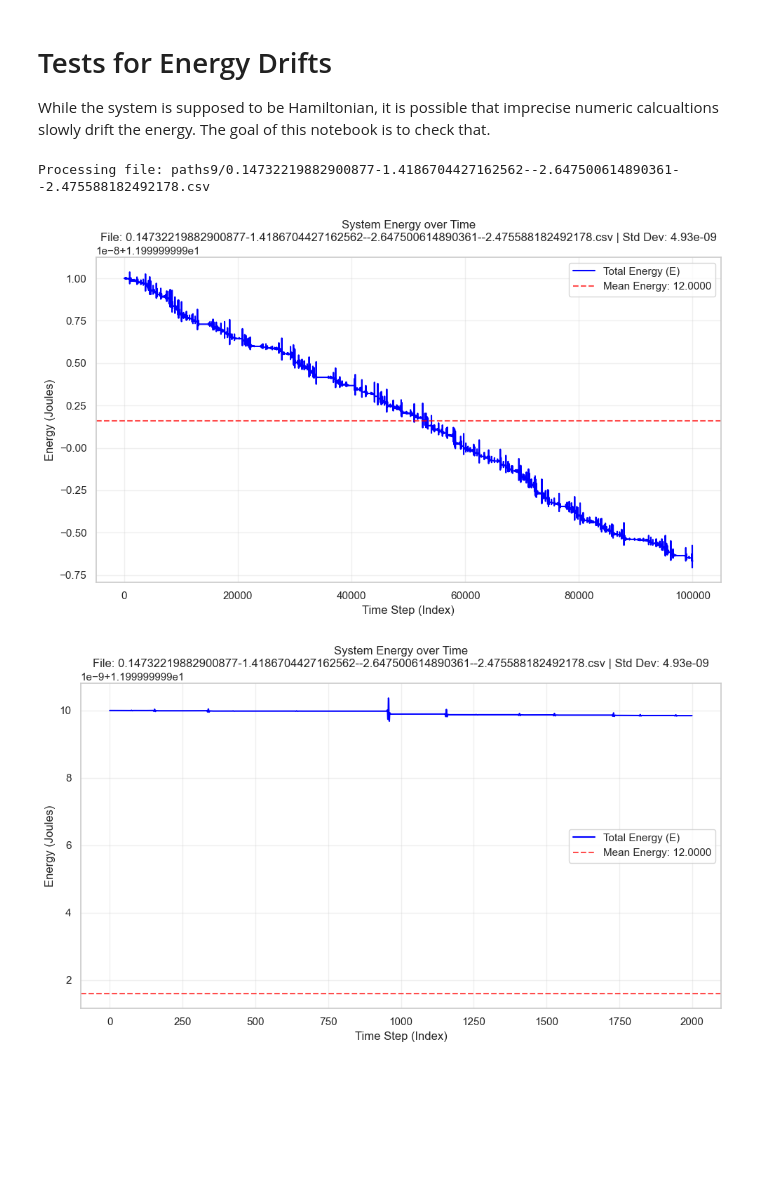
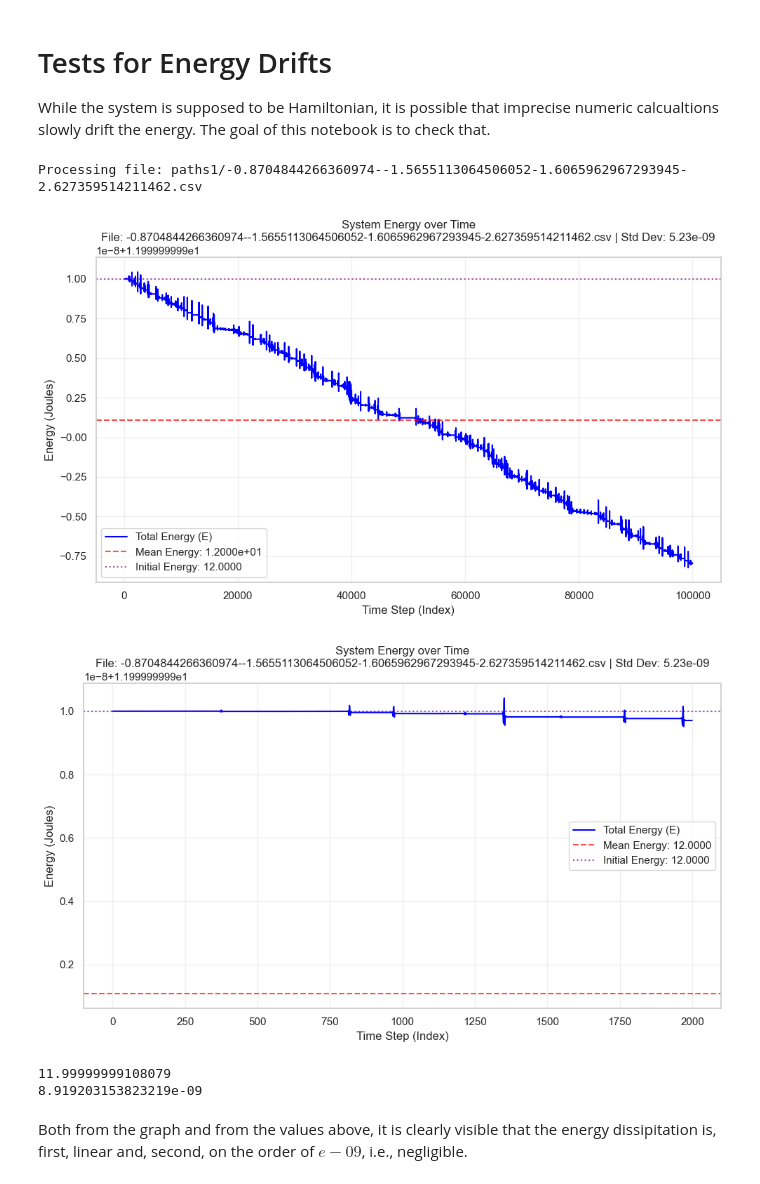
Before and after one commit to alexander-yord/Wasserstein-Emp-Bound, a Jupyter notebook: energy_drift_check.ipynb, the cells around one changed output. Cells and saved outputs as stored; diff of their text form; code cells hidden in the pictures; blank space fills up the shorter version.

Commit message:
Ergodicity analysis of the correct trajectory for E=12 as well as energy dissipation analysis

```diff
--- a/energy_drift_check.ipynb
+++ b/energy_drift_check.ipynb
@@ -45,7 +45,7 @@ def verify_energy(th1, w1, th2, w2, params: PendulumParams):
     return E,
 
 
-search_dir = "paths9"
+search_dir = "paths1"
 search_pattern = os.path.join(search_dir, "*.csv")
 
 csv_files = glob.glob(search_pattern)
@@ -75,36 +75,38 @@ try:
     w2  = df.iloc[:, 3].values
 
 except Exception as e:
     print(f"Error reading CSV: {e}")
 
 # 5. Calculate Energy
 total_energy = [verify_energy(df.iloc[i, 0], df.iloc[i, 1], df.iloc[i, 2], df.iloc[i, 3], PendulumParams) for i in range(df.shape[0])]
 
 # 6. Plot Results
 plt.figure(figsize=(10, 6))
 
 # Plot the Total Energy
 plt.plot(total_energy, label='Total Energy (E)', color='blue', linewidth=1.5)
 
 # Calculate statistics for the title
 mean_e = np.mean(total_energy)
 std_e = np.std(total_energy)
 
 # Add a reference line for the mean energy
-plt.axhline(mean_e, color='red', linestyle='--', alpha=0.7, label=f'Mean Energy: {mean_e:.4f}')
+plt.axhline(mean_e, color='red', linestyle='--', alpha=0.7, label=f'Mean Energy: {mean_e:.4e}')
+plt.axhline(total_energy[0][0], color='purple', linestyle=':', alpha=0.7, label=f'Initial Energy: {total_energy[0][0]:.4f}')
+
 
 plt.title(f"System Energy over Time\nFile: {os.path.basename(target_file)} | Std Dev: {std_e:.2e}")
 plt.xlabel("Time Step (Index)")
 plt.ylabel("Energy (Joules)")
 plt.legend()
 plt.grid(True, alpha=0.3)
 
 # Adjust layout and show
 plt.tight_layout()
 plt.show()
 # %% [output]
-Processing file: paths9/0.14732219882900877-1.4186704427162562--2.647500614890361--2.475588182492178.csv
+Processing file: paths1/-0.8704844266360974--1.5655113064506052-1.6065962967293945-2.627359514211462.csv
-[figure, old version]
+[figure, new version]
 # %%
 plt.figure(figsize=(10, 6))
 
@@ -117,6 +119,8 @@ std_e = np.std(total_energy)
 
 # Add a reference line for the mean energy
 plt.axhline(mean_e, color='red', linestyle='--', alpha=0.7, label=f'Mean Energy: {mean_e:.4f}')
+plt.axhline(total_energy[0][0], color='purple', linestyle=':', alpha=0.7, label=f'Initial Energy: {total_energy[0][0]:.4f}')
+
 
 plt.title(f"System Energy over Time\nFile: {os.path.basename(target_file)} | Std Dev: {std_e:.2e}")
 plt.xlabel("Time Step (Index)")
@@ -128,4 +132,12 @@ plt.grid(True, alpha=0.3)
 plt.tight_layout()
 plt.show()
 # %% [output]
-[figure, old version]
+[figure, new version]
+# %%
+print(mean_e)
+print(total_energy[0][0]-mean_e)
+# %% [output]
+11.99999999108079
+8.919203153823219e-09
+# %% [markdown]
+Both from the graph and from the values above, it is clearly visible that the energy dissipitation is, first, linear and, second, on the order of $e-09$, i.e., negligible.
```
Also changed, not shown: parts of 9 cells of this notebook, 2 other files.
